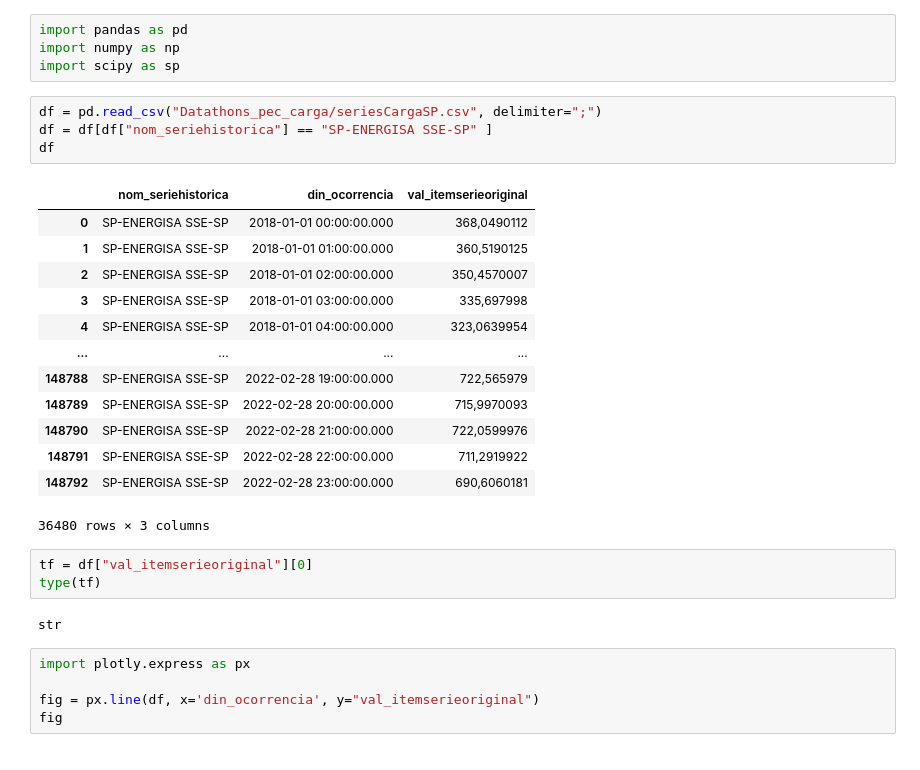
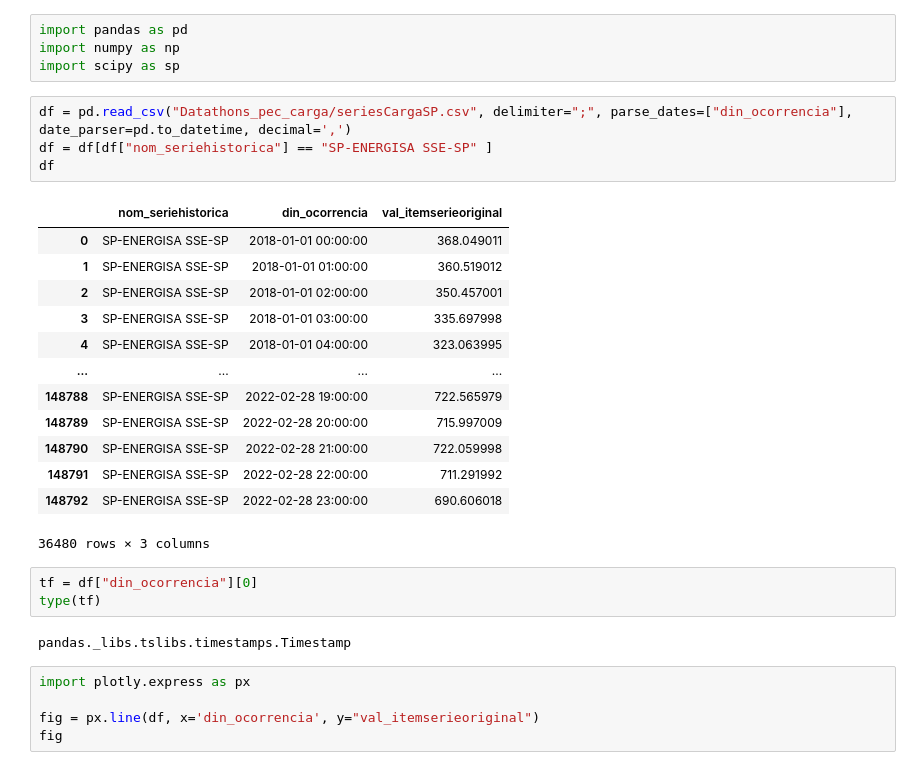
Before and after one commit to munizrodrigo/datathons-time6, a Jupyter notebook: main.ipynb, the cells around one changed output. Drawn from its saved outputs; the diff is of its cells as text.

Commit message:
Separador decimal em ","

```diff
--- a/main.ipynb
+++ b/main.ipynb
@@ -3,28 +3,28 @@ import pandas as pd
 import numpy as np
 import scipy as sp
 # %%
-df = pd.read_csv("Datathons_pec_carga/seriesCargaSP.csv", delimiter=";")
+df = pd.read_csv("Datathons_pec_carga/seriesCargaSP.csv", delimiter=";", parse_dates=["din_ocorrencia"], date_parser=pd.to_datetime, decimal=',')
 df = df[df["nom_seriehistorica"] == "SP-ENERGISA SSE-SP" ]
 df
 # %% [output]
 |  | nom_seriehistorica | din_ocorrencia | val_itemserieoriginal |
-| 0 | SP-ENERGISA SSE-SP | 2018-01-01 00:00:00.000 | 368,0490112 |
-| 1 | SP-ENERGISA SSE-SP | 2018-01-01 01:00:00.000 | 360,5190125 |
-| 2 | SP-ENERGISA SSE-SP | 2018-01-01 02:00:00.000 | 350,4570007 |
-| 3 | SP-ENERGISA SSE-SP | 2018-01-01 03:00:00.000 | 335,697998 |
-| 4 | SP-ENERGISA SSE-SP | 2018-01-01 04:00:00.000 | 323,0639954 |
+| 0 | SP-ENERGISA SSE-SP | 2018-01-01 00:00:00 | 368.049011 |
+| 1 | SP-ENERGISA SSE-SP | 2018-01-01 01:00:00 | 360.519012 |
+| 2 | SP-ENERGISA SSE-SP | 2018-01-01 02:00:00 | 350.457001 |
+| 3 | SP-ENERGISA SSE-SP | 2018-01-01 03:00:00 | 335.697998 |
+| 4 | SP-ENERGISA SSE-SP | 2018-01-01 04:00:00 | 323.063995 |
 | ... | ... | ... | ... |
-| 148788 | SP-ENERGISA SSE-SP | 2022-02-28 19:00:00.000 | 722,565979 |
-| 148789 | SP-ENERGISA SSE-SP | 2022-02-28 20:00:00.000 | 715,9970093 |
-| 148790 | SP-ENERGISA SSE-SP | 2022-02-28 21:00:00.000 | 722,0599976 |
-| 148791 | SP-ENERGISA SSE-SP | 2022-02-28 22:00:00.000 | 711,2919922 |
-| 148792 | SP-ENERGISA SSE-SP | 2022-02-28 23:00:00.000 | 690,6060181 |
+| 148788 | SP-ENERGISA SSE-SP | 2022-02-28 19:00:00 | 722.565979 |
+| 148789 | SP-ENERGISA SSE-SP | 2022-02-28 20:00:00 | 715.997009 |
+| 148790 | SP-ENERGISA SSE-SP | 2022-02-28 21:00:00 | 722.059998 |
+| 148791 | SP-ENERGISA SSE-SP | 2022-02-28 22:00:00 | 711.291992 |
+| 148792 | SP-ENERGISA SSE-SP | 2022-02-28 23:00:00 | 690.606018 |
 36480 rows × 3 columns
-# %%
-tf = df["val_itemserieoriginal"][0]
-type(tf)
-# %% [output]
-str
+# %%
+tf = df["din_ocorrencia"][0]
+type(tf)
+# %% [output]
+pandas._libs.tslibs.timestamps.Timestamp
 # %%
 import plotly.express as px
 
```
